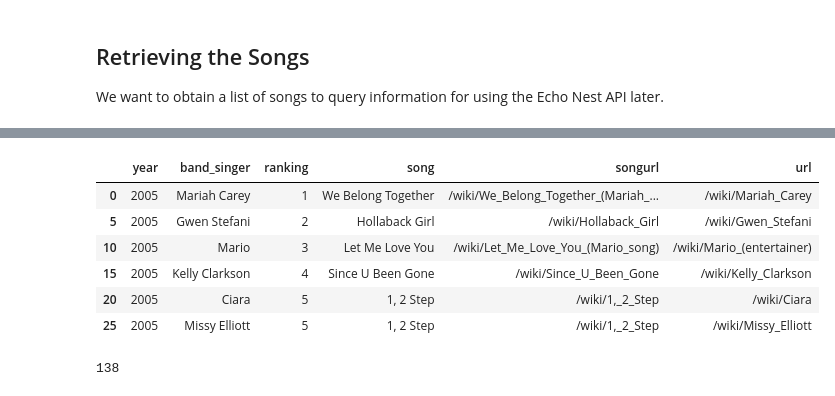
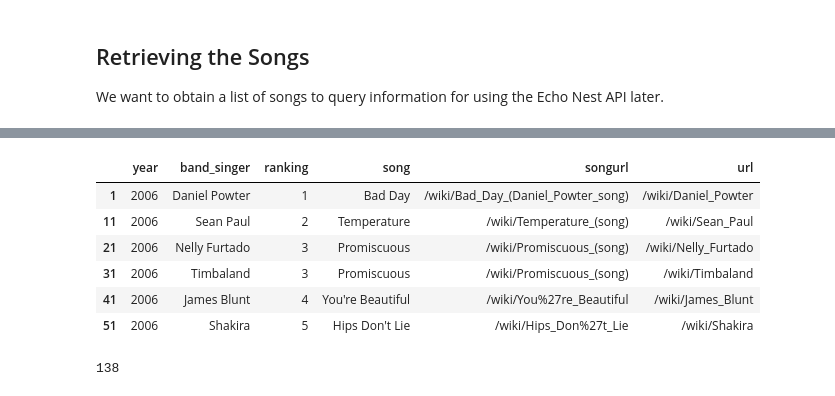
Before and after one commit to matlisa/crimsondance, a Jupyter notebook: Final Project.ipynb, the cells around one changed output, grey strips where cells are left out. Saved outputs shown, nothing was run; the diff lists cells and outputs as text; code cells hidden in the pictures.

```diff
--- a/Final Project.ipynb
+++ b/Final Project.ipynb
@@ -37,7 +37,7 @@ We want to obtain a list of songs to query information for using the Echo Nest A
 # my code
 # TO DO: choose the years
 
-years = range(2005, 2010, 1)
+years = range(2005, 2015, 1)
 all_links = []
 
 for index in range(len(years)):
@@ -192,14 +204,14 @@ Here, I am retrieving data for only one year; the requests should take less than
 # %%
-y2005 = flatframe[flatframe.year=='2005']
-y2005.head(6)
+y2006_2014 = flatframe[flatframe.year!='2005']
+y2006_2014.head(6)
 # %% [output]
 |  | year | band_singer | ranking | song | songurl | url |
-| 0 | 2005 | Mariah Carey | 1 | We Belong Together | /wiki/We_Belong_Together_(Mariah_... | /wiki/Mariah_Carey |
-| 5 | 2005 | Gwen Stefani | 2 | Hollaback Girl | /wiki/Hollaback_Girl | /wiki/Gwen_Stefani |
-| 10 | 2005 | Mario | 3 | Let Me Love You | /wiki/Let_Me_Love_You_(Mario_song) | /wiki/Mario_(entertainer) |
-| 15 | 2005 | Kelly Clarkson | 4 | Since U Been Gone | /wiki/Since_U_Been_Gone | /wiki/Kelly_Clarkson |
-| 20 | 2005 | Ciara | 5 | 1, 2 Step | /wiki/1,_2_Step | /wiki/Ciara |
-| 25 | 2005 | Missy Elliott | 5 | 1, 2 Step | /wiki/1,_2_Step | /wiki/Missy_Elliott |
+| 1 | 2006 | Daniel Powter | 1 | Bad Day | /wiki/Bad_Day_(Daniel_Powter_song) | /wiki/Daniel_Powter |
+| 11 | 2006 | Sean Paul | 2 | Temperature | /wiki/Temperature_(song) | /wiki/Sean_Paul |
+| 21 | 2006 | Nelly Furtado | 3 | Promiscuous | /wiki/Promiscuous_(song) | /wiki/Nelly_Furtado |
+| 31 | 2006 | Timbaland | 3 | Promiscuous | /wiki/Promiscuous_(song) | /wiki/Timbaland |
+| 41 | 2006 | James Blunt | 4 | You're Beautiful | /wiki/You%27re_Beautiful | /wiki/James_Blunt |
+| 51 | 2006 | Shakira | 5 | Hips Don't Lie | /wiki/Hips_Don%27t_Lie | /wiki/Shakira |
 # %%
 len(y2005) ## over 100, due to featurings
 # %% [output]
```
Also changed, not shown: parts of 20 cells of this notebook, 1 other file.
